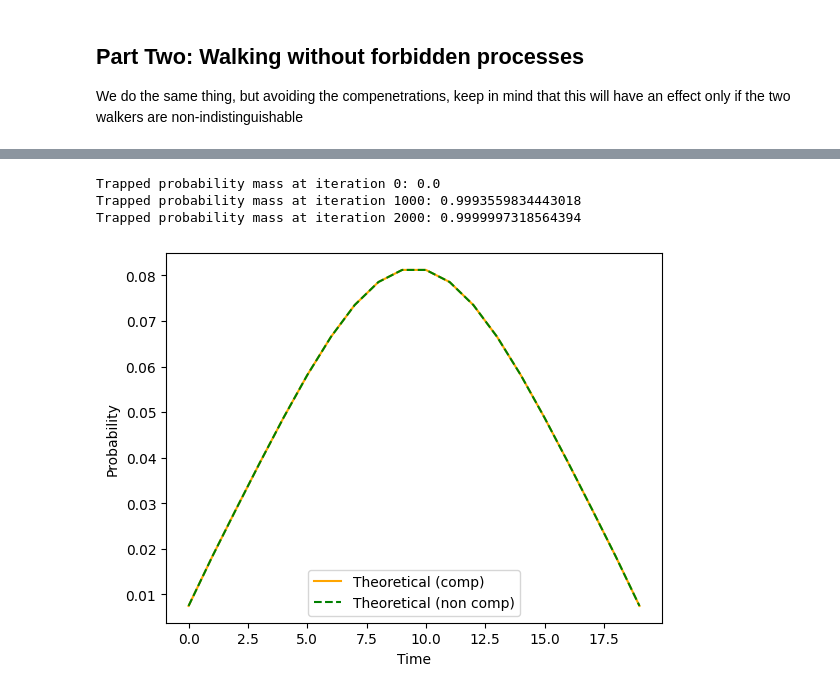
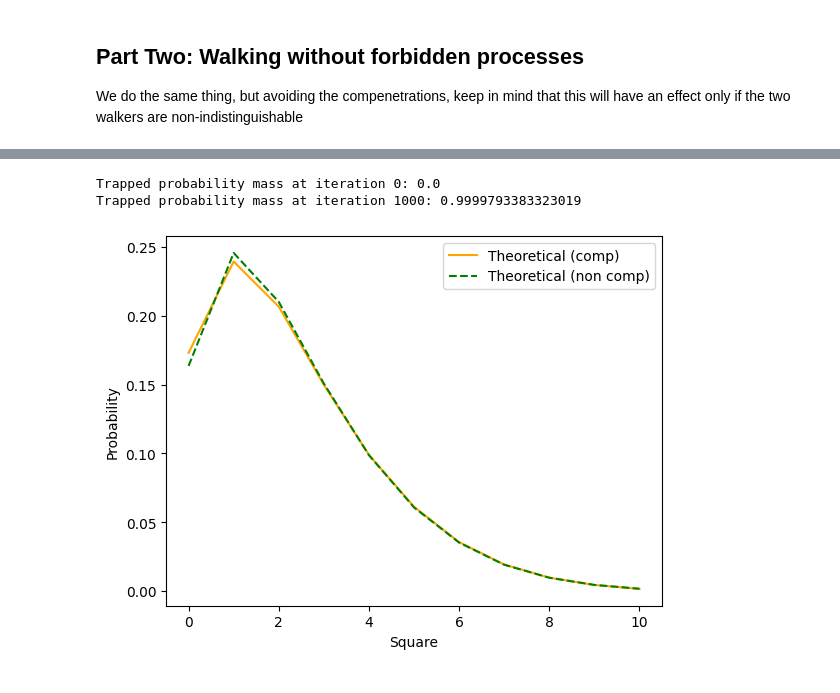
Before and after one commit to Buffoni/smart-walkers, a Jupyter notebook: theory_test.ipynb, the cells around one changed output, grey strips where cells are left out. Cells and saved outputs as stored; diff of their text form; code cells hidden in the pictures.

```diff
--- a/theory_test.ipynb
+++ b/theory_test.ipynb
@@ -79,14 +79,14 @@ def play_one_game(bottom_barrier, top_barrier, walker1, walker2, reflective_bc):
 # %%
 # Define constants
 
-NUMBER_OF_SQUARES = 20
+NUMBER_OF_SQUARES = 11
 BOTTOM_BARRIER = 0
 TOP_BARRIER = NUMBER_OF_SQUARES - 1
 START_POS_1 = 1
 START_POS_2 = TOP_BARRIER-1
 
-LEFT_P_1 = 1/3
-STAY_P_1 = 1/3
+LEFT_P_1 = 2/3
+STAY_P_1 = 0
 RIGHT_P_1 = 1/3
 LEFT_P_2 = 1/3
 STAY_P_2 = 1/3
@@ -396,0 +397,12 @@ The prediction difference is 0.004699345842311686
+# %%
+# Simply make a bar plot of the time_vector
+x = []
+y = []
+for i in range(len(time_vector)):
+    x.append(i)
+    y.append(time_vector[i])
+plt.bar(x, y)
+plt.xlabel('Configuration index')
+plt.ylabel('Mean absorbtion time')
+plt.show()
+# Plot the eigenvalues
@@ -700,16 +714,15 @@ while True:
     iteration += 1
 # %% [output]
 Trapped probability mass at iteration 0: 0.0
-Trapped probability mass at iteration 1000: 0.9993559834443018
-Trapped probability mass at iteration 2000: 0.9999997318564394
+Trapped probability mass at iteration 1000: 0.9999793383323019
 # %%
 # Plot the two theory curves
 
 plt.plot(Cursive_Pts, label = 'Theoretical (comp)', color = 'orange')
 plt.plot(Cursive_Pts_non_comp, label = 'Theoretical (non comp)', color = 'green', linestyle = '--')
-plt.xlabel('Time')
+plt.xlabel('Square')
 plt.ylabel('Probability')
 plt.legend()
 plt.show()
 # %% [output]
-[figure, old version]
+[figure, new version]
```
Also changed, not shown: parts of 13 cells of this notebook, 3 other files.
